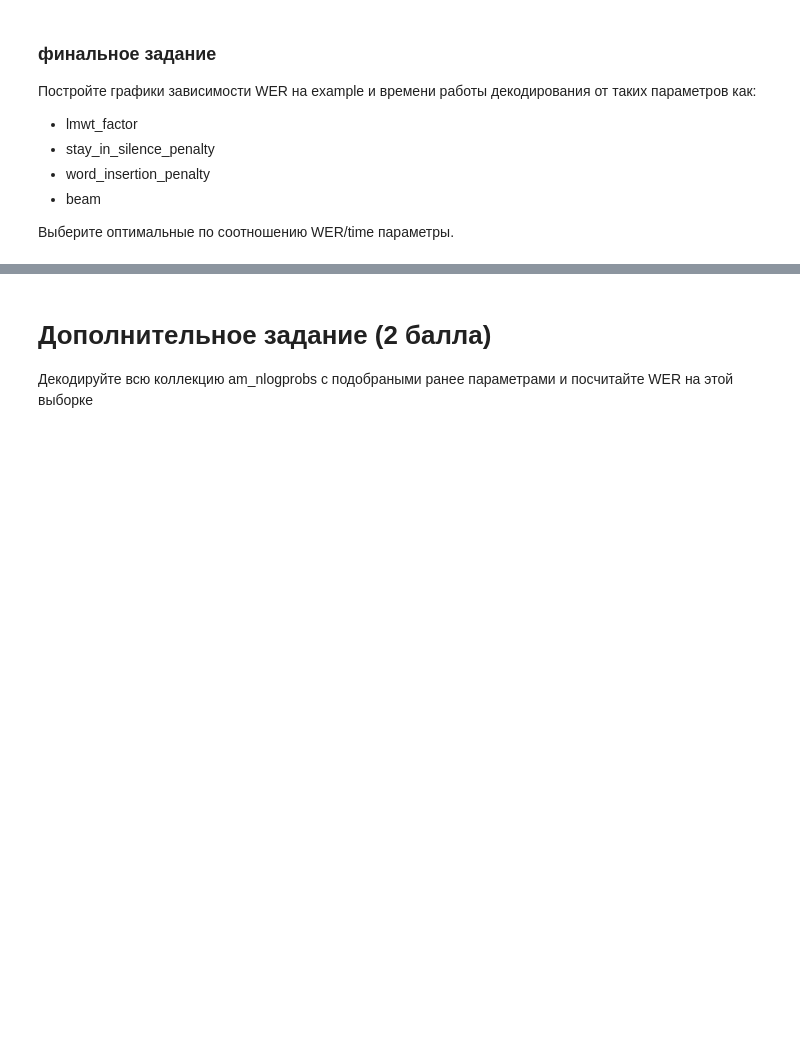
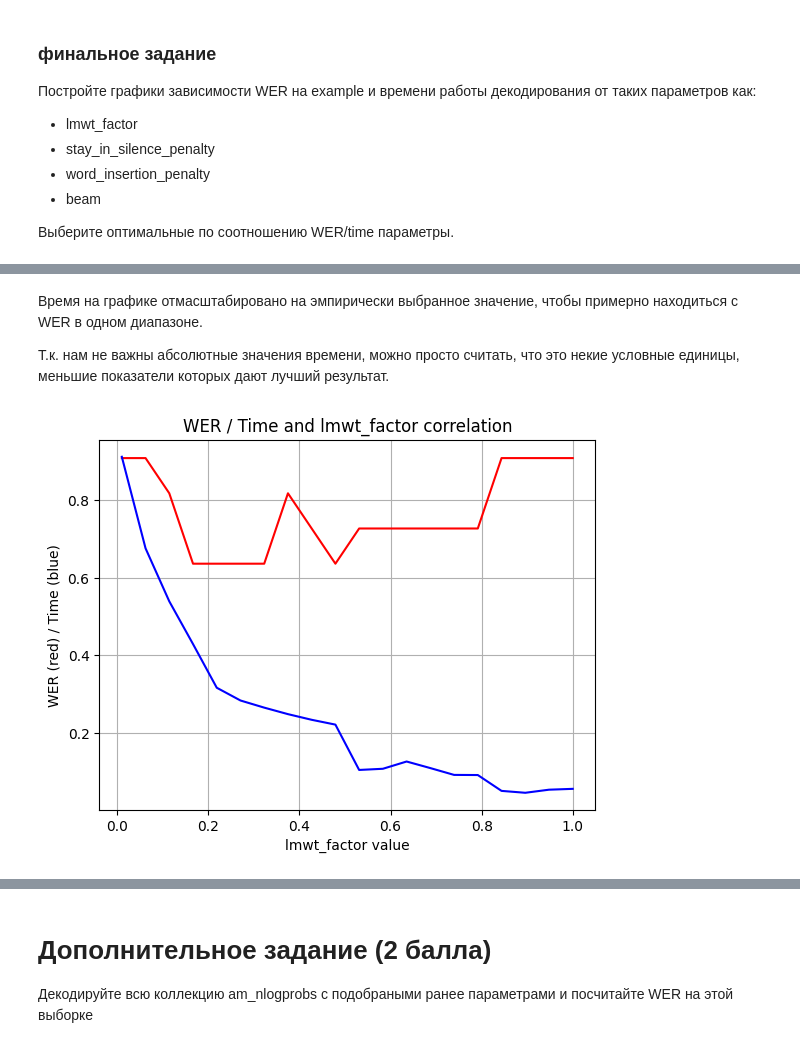
Before and after one commit to kolonist/asr_itmo_practice, a Jupyter notebook: asr_lab4.ipynb, the cells around one changed output, grey strips where cells are left out. Cells and saved outputs as stored; diff of their text form; code cells hidden in the pictures; blank space fills up the shorter version.

Commit message:
All tasks (waiting final score)

```diff
--- a/asr_lab4.ipynb
+++ b/asr_lab4.ipynb
@@ -165,7 +165,8 @@ class ILabelIndexedArcs:
         all_arcs = []
         # TODO
         # реализуйте функцию, которая возвращает все дуги, хранящиеся в данной коллекции
-        raise NotImplementedError()
+        for arcs_list in self.ilabel2arclist.values():
+            all_arcs.extend(arcs_list)
         # !!!!!!!!!!!!
         return all_arcs
 
@@ -612,7 +706,8 @@ class HypothesesKeeper:
         """return the best hyp based on self.best_state"""
         # TODO
         # верните лучшую гипотезу
-        raise NotImplementedError()
+        best_hyp = self.state2hyp.get(self.best_state)
+        return best_hyp
         # !!!!!!!!!!
 
     def prune(self):
@@ -622,21 +717,27 @@ class HypothesesKeeper:
         """Return all hypotheses. Apply beam pruning"""
         # TODO
         # верните все гипотезы, которые находятся в луче поиска
-        raise NotImplementedError()
+        hyps_in_beam = []
+        for hyp in self.state2hyp.values():
+            if not self.is_prunned_by_beam(hyp.score):
+                hyps_in_beam.append(hyp)
+
+        return hyps_in_beam
         # !!!!!!!!!!!!!!!!!
 
     def is_prunned_by_beam(self, score: float):
         """Return true if score greater than beam"""
         # TODO
         # верните True, если значение score находится вне луча поиска
-        raise NotImplementedError()
+        in_beam_score = self.best_score + self.beam_size
+        return score > in_beam_score
         #!!!!!!!!!!!!!!!!
 
     def is_prunned_by_state(self, state, score):
         """Returns true if the keeper already has a hyp in the same state and the score of this hyp is lower"""
         # TODO
         # верните True, если state уже имеет гипотезу, со скором лучше чем score
-        raise NotImplementedError()
+        return state in self.state2hyp and score > self.state2hyp[state].score
         # !!!!!!!!!!!!!!!!!!!
 
     def append(self, hyp: Hypothesis):
@@ -664,7 +765,9 @@ class HypothesesKeeper:
         # посчитайте средний и максимальный скор хранящихся гипотез
         # mean_score = ...
         # max_score = ...
-        raise NotImplementedError()
+        scores = np.array([hyp.score for hyp in self.state2hyp.values()])
+        mean_score = scores.mean()
+        max_score = scores.max()
         # !!!!!!!
         return (
             f"{len(self)} hyps. "
@@ -874,3 +1019,9 @@ print(hyp, "WER: ", jiwer.wer(example_ref, ' '.join(hyp.words)))
 * beam
 
 Выберите оптимальные по соотношению WER/time параметры.
+# %%
+example = am_nlogprobs['timit/data/TEST/DR1/FAKS0/SA1']
+with open('timit/data/TEST/DR1/FAKS0/SA1.TXT') as f:
+    example_ref = ' '.join(f.read().replace('.', ' ').split()[2:])
+
+example_ref
@@ -877 +1034,3 @@ print(hyp, "WER: ", jiwer.wer(example_ref, ' '.join(hyp.words)))
+# %%
+h_fst = create_h_wfst()
 # %%
@@ -878,0 +1137,18 @@ print(hyp, "WER: ", jiwer.wer(example_ref, ' '.join(hyp.words)))
+# %% [markdown]
+Время на графике отмасштабировано на эмпирически выбранное значение, чтобы примерно находиться с WER в одном диапазоне.
+
+Т.к. нам не важны абсолютные значения времени, можно просто считать, что это некие условные единицы, меньшие показатели которых дают лучший результат.
+# %%
+fig, ax = plt.subplots()
+ax.plot(lmwt_factor_values, wer_ax, color="red")
+ax.plot(lmwt_factor_values, time_ax / 100, color="blue")
+
+ax.set(
+    xlabel="lmwt_factor value", ylabel="WER (red) / Time (blue)",
+    title="WER / Time and lmwt_factor correlation",
+)
+ax.grid()
+
+plt.show()
+# %% [output]
+[figure, added]
```
Also changed, not shown: parts of 39 cells of this notebook.
